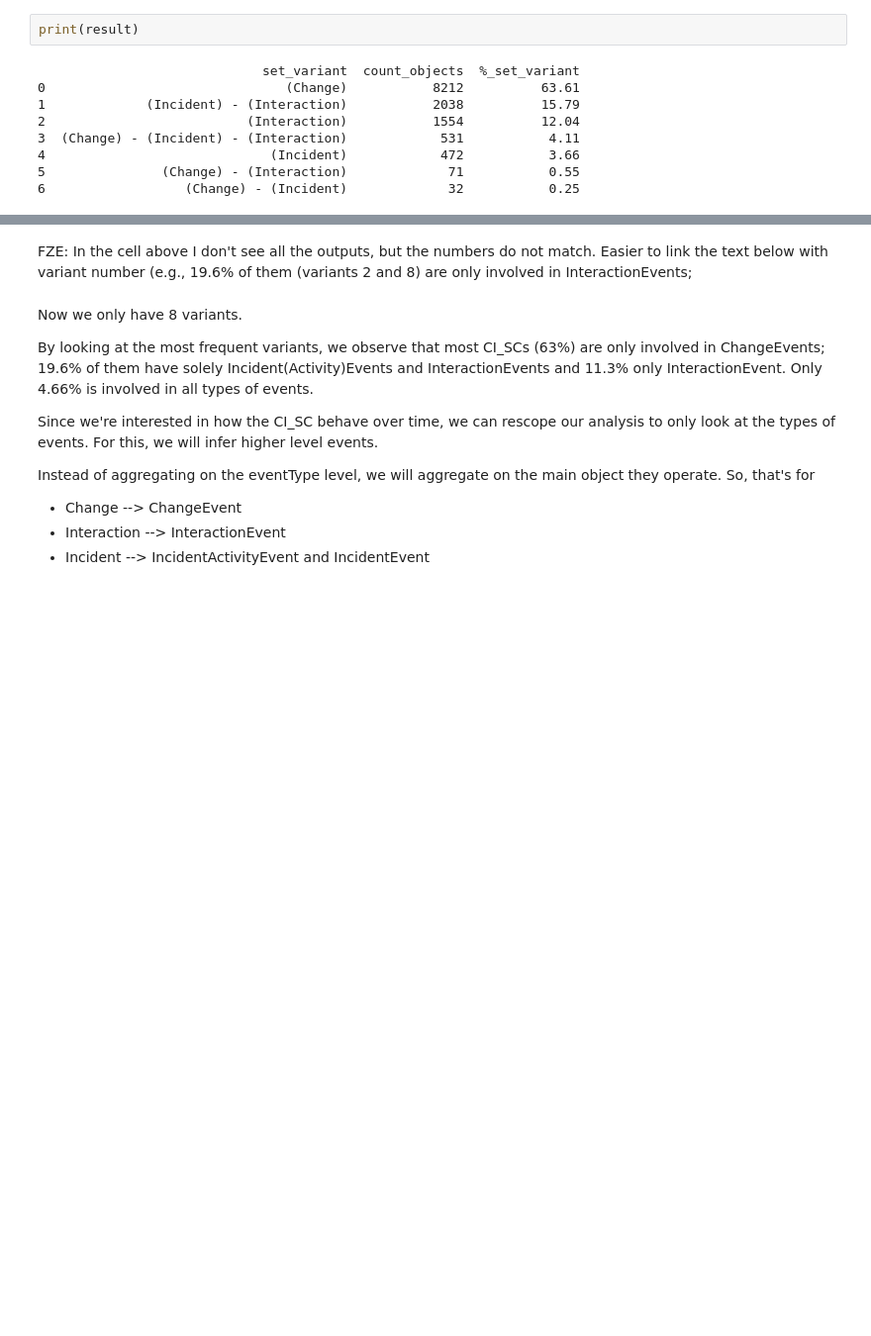
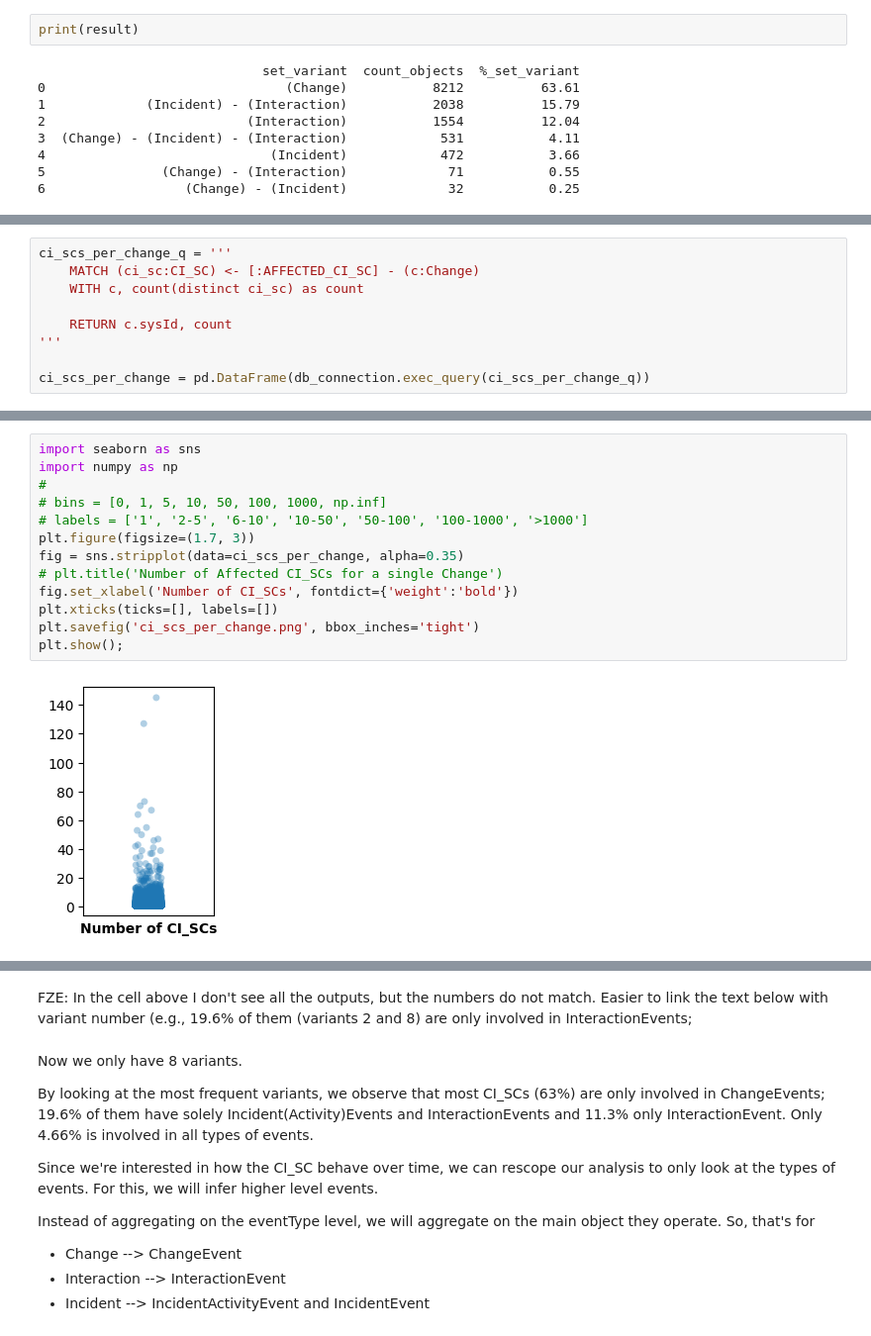
Before and after one commit to Ava-S/EKG_BPIC2014_Notebook, a Jupyter notebook: 2_full_analysis.ipynb, the cells around one changed output, grey strips where cells are left out. Shown: that part at 99% size. Saved outputs shown, nothing was run; the diff lists cells and outputs as text; blank space fills up the shorter version.

```diff
--- a/2_full_analysis.ipynb
+++ b/2_full_analysis.ipynb
@@ -1651,0 +1921,9 @@ get_event_type_set_variants(_db_connection=db_connection,
+# %%
+ci_scs_per_change_q = '''
+    MATCH (ci_sc:CI_SC) <- [:AFFECTED_CI_SC] - (c:Change)
+    WITH c, count(distinct ci_sc) as count
+
+    RETURN c.sysId, count
+'''
+
+ci_scs_per_change = pd.DataFrame(db_connection.exec_query(ci_scs_per_change_q))
@@ -1651,0 +1972,15 @@ get_event_type_set_variants(_db_connection=db_connection,
+# %%
+import seaborn as sns
+import numpy as np
+#
+# bins = [0, 1, 5, 10, 50, 100, 1000, np.inf]
+# labels = ['1', '2-5', '6-10', '10-50', '50-100', '100-1000', '>1000']
+plt.figure(figsize=(1.7, 3))
+fig = sns.stripplot(data=ci_scs_per_change, alpha=0.35)
+# plt.title('Number of Affected CI_SCs for a single Change')
+fig.set_xlabel('Number of CI_SCs', fontdict={'weight':'bold'})
+plt.xticks(ticks=[], labels=[])
+plt.savefig('ci_scs_per_change.png', bbox_inches='tight')
+plt.show();
+# %% [output]
+[figure, added]
```
Also changed, not shown: parts of 48 cells of this notebook.
